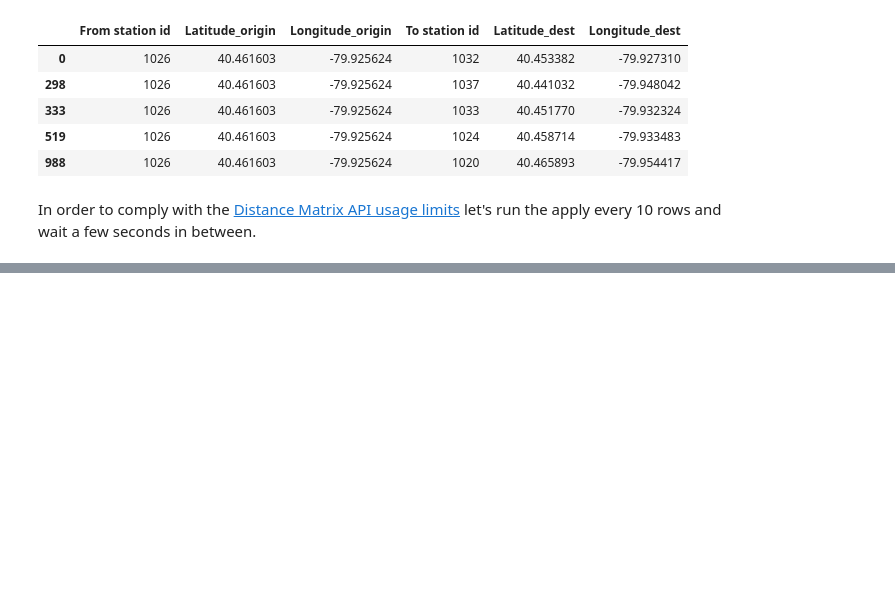
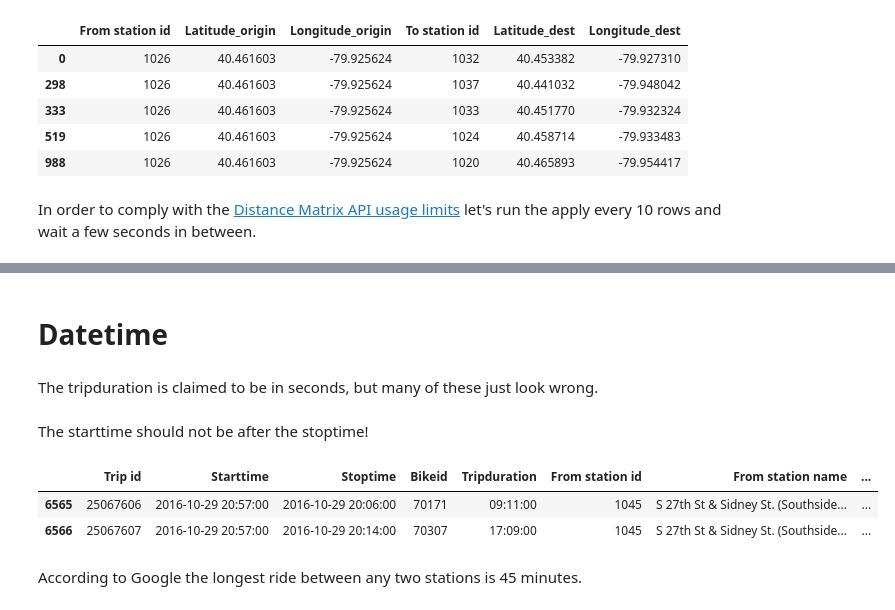
Before and after one commit to AlbertDeFusco/healthyride, a Jupyter notebook: rides2016.ipynb, the cells around one changed output, grey strips where cells are left out. Cells and saved outputs as stored; diff of their text form; code cells hidden in the pictures; blank space fills up the shorter version.

```diff
--- a/rides2016.ipynb
+++ b/rides2016.ipynb
@@ -392,0 +417,25 @@ Timeout: occurred at index 0
+# %%
+gmap_pairs = unique_pairs.join(gmap).rename(columns={'distance (meters)':'Gdistance (meters)'})
+# %%
+rides_complete = rides.merge(gmap_pairs)
+rides_complete.to_csv('rides2016.csv', index=False)
+# %% [markdown]
+# Datetime
+# %%
+for c in 'Starttime','Stoptime':
+    rides_complete[c] = pd.to_datetime(rides_complete[c])
+# %% [markdown]
+The tripduration is claimed to be in seconds, but many of these just look wrong.
+# %%
+rides_complete['Tripduration'] = pd.to_timedelta(rides_complete['Tripduration'], unit='s')
+# %% [markdown]
+The starttime should not be after the stoptime!
+# %%
+wierd = rides_complete['Starttime'] > rides_complete['Stoptime']
+rides_complete.loc[wierd]
+# %% [output]
+|  | Trip id | Starttime | Stoptime | Bikeid | Tripduration | From station id | From station name | ... |
+| 6565 | 25067606 | 2016-10-29 20:57:00 | 2016-10-29 20:06:00 | 70171 | 09:11:00 | 1045 | S 27th St & Sidney St. (Southside... | ... |
+| 6566 | 25067607 | 2016-10-29 20:57:00 | 2016-10-29 20:14:00 | 70307 | 17:09:00 | 1045 | S 27th St & Sidney St. (Southside... | ... |
+# %% [markdown]
+According to Google the longest ride between any two stations is 45 minutes.
```
Also changed, not shown: parts of 24 cells of this notebook, 2 other files.
